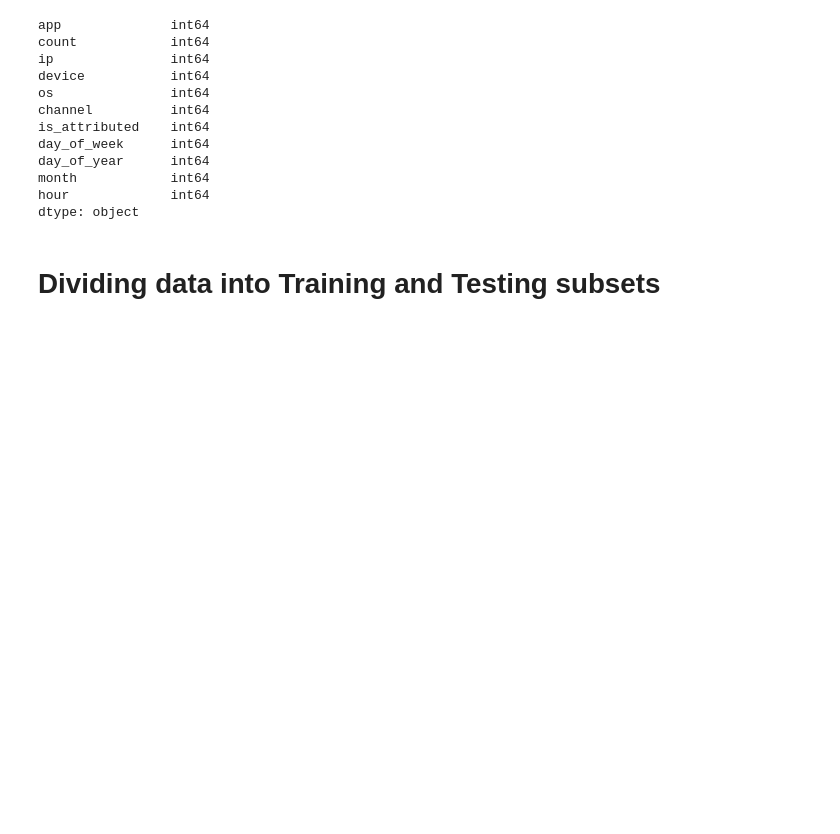
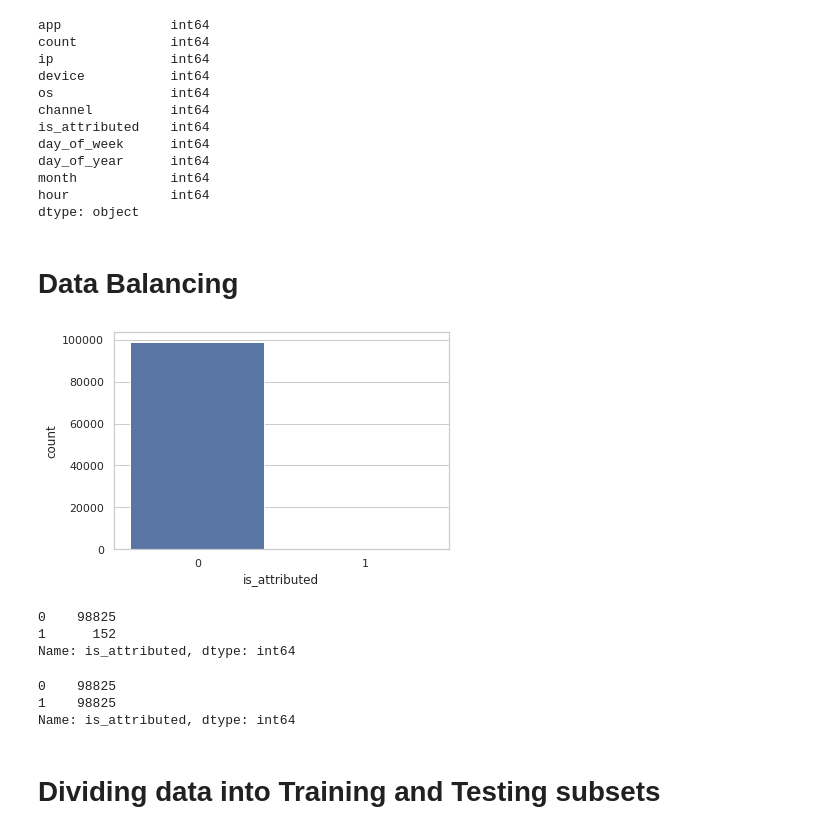
Before and after one commit to mkgreen/Fraud-Detection-DT-Ensemble, a Jupyter notebook: Bagging_and_Boosting_Esemble_Project.ipynb, the cells around one changed output. Drawn from its saved outputs; the diff is of its cells as text; code cells hidden in the pictures; blank space fills up the shorter version.

```diff
--- a/Bagging_and_Boosting_Esemble_Project.ipynb
+++ b/Bagging_and_Boosting_Esemble_Project.ipynb
@@ -231,6 +231,33 @@ day_of_year      int64
 month            int64
 hour             int64
 dtype: object
+# %% [markdown]
+# **Data Balancing**
+# %%
+X = df1.drop(['is_attributed'],axis=1)
+y = df1['is_attributed']
+# %%
+#smote
+sns.countplot(y)
+plt.show()
+# %% [output]
+[figure, added]
+# %%
+y.value_counts()
+# %% [output]
+0    98825
+1      152
+Name: is_attributed, dtype: int64
+# %%
+from imblearn.over_sampling import SMOTE
+
+sm = SMOTE(random_state=0)
+X_sm, y_sm = sm.fit_resample(X,y)
+print(y_sm.value_counts())
+# %% [output]
+0    98825
+1    98825
+Name: is_attributed, dtype: int64
 # %% [markdown]
 # **Dividing data into Training and Testing subsets**
 # %%
```
Also changed, not shown: parts of 15 cells of this notebook.
